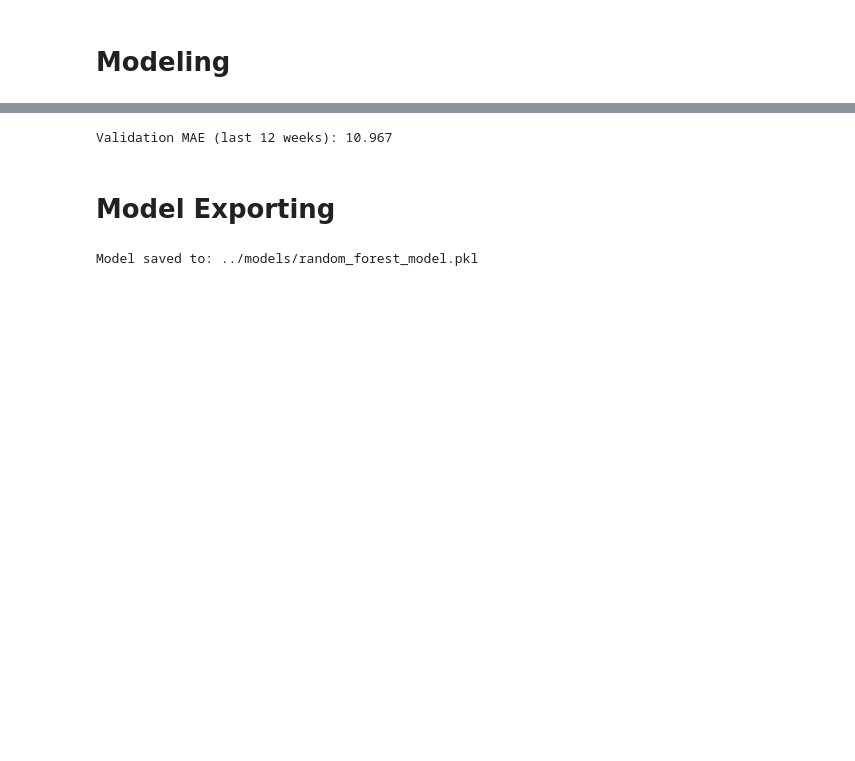
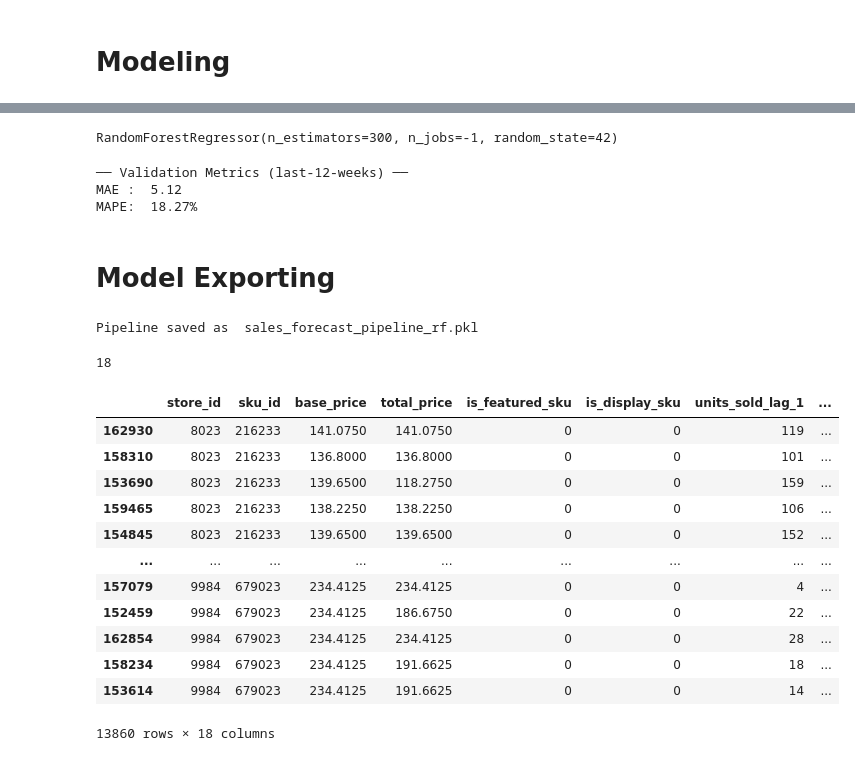
Before and after one commit to ngnquanq/Demand-Forecasting, a Jupyter notebook: notebooks/playground.ipynb, the cells around one changed output, grey strips where cells are left out. Cells and saved outputs as stored; diff of their text form; code cells hidden in the pictures; blank space fills up the shorter version.

```diff
--- a/notebooks/playground.ipynb
+++ b/notebooks/playground.ipynb
@@ -103,15 +166,68 @@ RandomForestRegressor(n_estimators=300, n_jobs=-1, random_state=42)
+# %%
+pipeline.named_steps["model"].fit(X_train, y_train)
+# %% [output]
+RandomForestRegressor(n_estimators=300, n_jobs=-1, random_state=42)
 # %%
-val_preds = model.predict(X_val)
-mae = mean_absolute_error(y_val, val_preds)
-print(f"\nValidation MAE (last 12 weeks): {mae:,.3f}")
+last_12_weeks = (
+    train_lagged["week"]
+    .drop_duplicates()
+    .sort_values()
+    .tail(12)
+)
+
+val_mask = train_lagged["week"].isin(last_12_weeks)
+train_mask = ~val_mask
+
+X_train_final = train_lagged.loc[train_mask, FEATURE_COLS]
+y_train_final = train_lagged.loc[train_mask, "units_sold"]
+
+X_val = train_lagged.loc[val_mask, FEATURE_COLS]
+y_val = train_lagged.loc[val_mask, "units_sold"]
+
+# 7.2  Re‑fit the RF on *earlier* weeks only  (optional: reuse previous fit)
+#pipeline.named_steps["model"].fit(X_train_final, y_train_final)
+
+# 7.3  Predict and score
+y_pred = pipeline.named_steps["model"].predict(X_val)
+
+mae  = mean_absolute_error(y_val, y_pred)
+#rmse = mean_squared_error(y_val, y_pred, squared=False)
+mape = np.mean(np.abs((y_val - y_pred) / np.where(y_val == 0, 1, y_val))) * 100
+#r2   = r2_score(y_val, y_pred)
+
+print("\n── Validation Metrics (last‑12‑weeks) ──")
+print(f"MAE :  {mae:,.2f}")
+#print(f"RMSE:  {rmse:,.2f}")
+print(f"MAPE:  {mape:.2f}%")
+#print(f"R²  :  {r2:.4f}")
 # %% [output]
-Validation MAE (last 12 weeks): 10.967
+── Validation Metrics (last‑12‑weeks) ──
+MAE :  5.12
+MAPE:  18.27%
 # %% [markdown]
 # Model Exporting
 # %%
-model_path = "../models/random_forest_model.pkl"
-joblib.dump(model, model_path)
-
-print(f"\nModel saved to: {model_path}")
+joblib.dump(pipeline, "sales_forecast_pipeline_rf.pkl")
+print("Pipeline saved as  sales_forecast_pipeline_rf.pkl")
 # %% [output]
-Model saved to: ../models/random_forest_model.pkl
+Pipeline saved as  sales_forecast_pipeline_rf.pkl
+# %%
+len(X_test.columns.to_list())
+# %% [output]
+18
+# %%
+X_test
+# %% [output]
+|  | store_id | sku_id | base_price | total_price | is_featured_sku | is_display_sku | units_sold_lag_1 | ... |
+| 162930 | 8023 | 216233 | 141.0750 | 141.0750 | 0 | 0 | 119 | ... |
+| 158310 | 8023 | 216233 | 136.8000 | 136.8000 | 0 | 0 | 101 | ... |
+| 153690 | 8023 | 216233 | 139.6500 | 118.2750 | 0 | 0 | 159 | ... |
+| 159465 | 8023 | 216233 | 138.2250 | 138.2250 | 0 | 0 | 106 | ... |
+| 154845 | 8023 | 216233 | 139.6500 | 139.6500 | 0 | 0 | 152 | ... |
+| ... | ... | ... | ... | ... | ... | ... | ... | ... |
+| 157079 | 9984 | 679023 | 234.4125 | 234.4125 | 0 | 0 | 4 | ... |
+| 152459 | 9984 | 679023 | 234.4125 | 186.6750 | 0 | 0 | 22 | ... |
+| 162854 | 9984 | 679023 | 234.4125 | 234.4125 | 0 | 0 | 28 | ... |
+| 158234 | 9984 | 679023 | 234.4125 | 191.6625 | 0 | 0 | 18 | ... |
+| 153614 | 9984 | 679023 | 234.4125 | 191.6625 | 0 | 0 | 14 | ... |
+13860 rows × 18 columns
```
Also changed, not shown: parts of 9 cells of this notebook, 17 other files.
